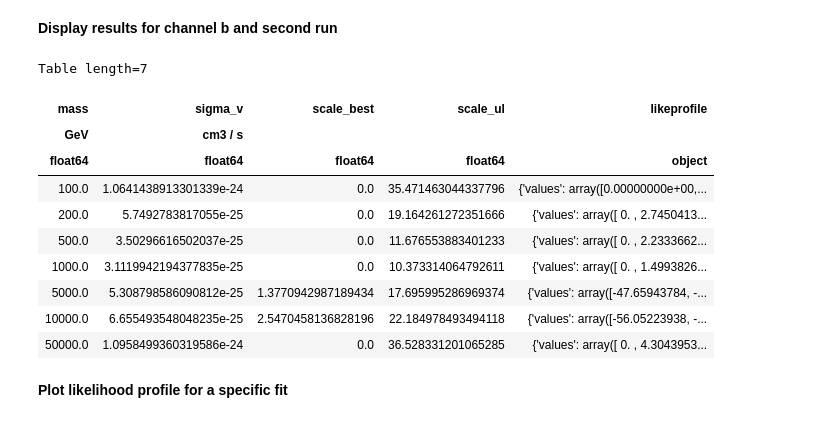
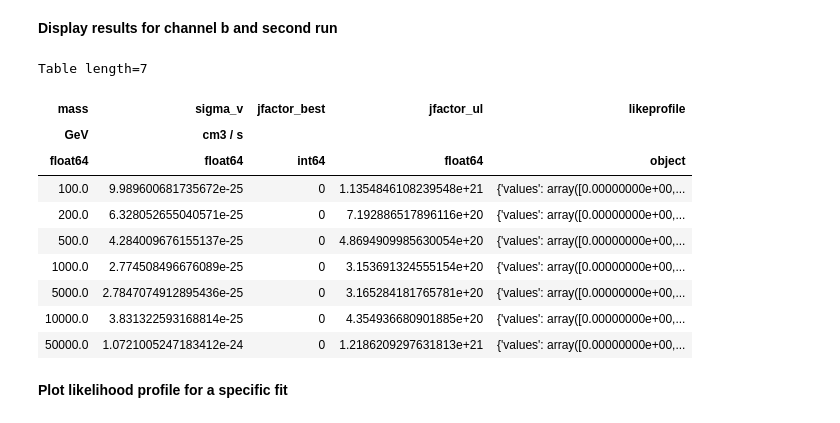
Before and after one commit to peroju/dm-gammapy, a Jupyter notebook: notebooks/DarkMatterUseCaseSigmaVEstimator.ipynb, the cells around one changed output. Saved outputs shown, nothing was run; the diff lists cells and outputs as text; code cells hidden in the pictures.

```diff
--- a/notebooks/DarkMatterUseCaseSigmaVEstimator.ipynb
+++ b/notebooks/DarkMatterUseCaseSigmaVEstimator.ipynb
@@ -30,7 +30,7 @@ energy_true = np.logspace(-2, 2, 100) * u.TeV
 JFAC = 3.41e19 * u.Unit("GeV2 cm-5") # point source
 mDM = 5000*u.Unit("GeV")
 channel = "b"
-redshift = 5
+redshift = 0
 # %% [markdown]
 ## Build IRFs with the defined parameters
 # %%
@@ -153,7 +159,7 @@ logging.getLogger("gammapy.astro.darkmatter.utils").setLevel("ERROR")
 # %%
 masses = [100, 200, 500, 1000, 5000, 10000, 50000]*u.GeV
 channels = ["b", "tau", "Z", "W"]
-estimator = SigmaVEstimator(dataset, masses, channels, jfact=JFAC, background_model=bkg)
+estimator = SigmaVEstimator(dataset, masses, channels, background_model=bkg)
 # %% [markdown]
 **Run estimator and fetch results**
 # %%
@@ -185,20 +192,20 @@ Wall time: 2min 56s
 # %% [markdown]
 **Display results for channel b and second run**
 # %%
-cols = ["mass", "sigma_v", "scale_best", "scale_ul", "likeprofile"]
+cols = ["mass", "sigma_v", "jfactor_best", "jfactor_ul", "likeprofile"]
 result["runs"]["b"][0][cols]
 # %% [output]
 Table length=7
-| mass | sigma_v | scale_best | scale_ul | likeprofile |
+| mass | sigma_v | jfactor_best | jfactor_ul | likeprofile |
 | GeV | cm3 / s |  |  |  |
-| float64 | float64 | float64 | float64 | object |
-| 100.0 | 1.0641438913301339e-24 | 0.0 | 35.471463044337796 | {'values': array([0.00000000e+00,... |
-| 200.0 | 5.7492783817055e-25 | 0.0 | 19.164261272351666 | {'values': array([ 0. , 2.7450413... |
-| 500.0 | 3.50296616502037e-25 | 0.0 | 11.676553883401233 | {'values': array([ 0. , 2.2333662... |
-| 1000.0 | 3.1119942194377835e-25 | 0.0 | 10.373314064792611 | {'values': array([ 0. , 1.4993826... |
-| 5000.0 | 5.308798586090812e-25 | 1.3770942987189434 | 17.695995286969374 | {'values': array([-47.65943784, -... |
-| 10000.0 | 6.655493548048235e-25 | 2.5470458136828196 | 22.184978493494118 | {'values': array([-56.05223938, -... |
-| 50000.0 | 1.0958499360319586e-24 | 0.0 | 36.528331201065285 | {'values': array([ 0. , 4.3043953... |
+| float64 | float64 | int64 | float64 | object |
+| 100.0 | 9.989600681735672e-25 | 0 | 1.1354846108239548e+21 | {'values': array([0.00000000e+00,... |
+| 200.0 | 6.328052655040571e-25 | 0 | 7.192886517896116e+20 | {'values': array([0.00000000e+00,... |
+| 500.0 | 4.284009676155137e-25 | 0 | 4.8694909985630054e+20 | {'values': array([0.00000000e+00,... |
+| 1000.0 | 2.774508496676089e-25 | 0 | 3.153691324555154e+20 | {'values': array([0.00000000e+00,... |
+| 5000.0 | 2.7847074912895436e-25 | 0 | 3.165284181765781e+20 | {'values': array([0.00000000e+00,... |
+| 10000.0 | 3.831322593168814e-25 | 0 | 4.354936680901885e+20 | {'values': array([0.00000000e+00,... |
+| 50000.0 | 1.0721005247183412e-24 | 0 | 1.2186209297631813e+21 | {'values': array([0.00000000e+00,... |
 # %% [markdown]
 **Plot likelihood profile for a specific fit**
 # %%
```
Also changed, not shown: parts of 10 cells of this notebook.
